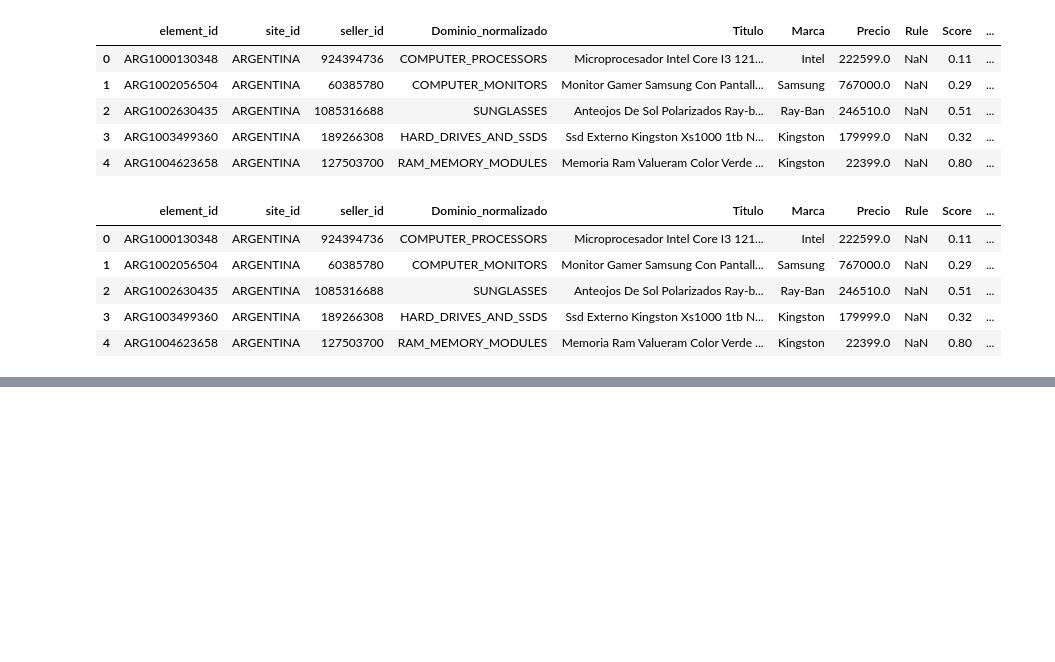
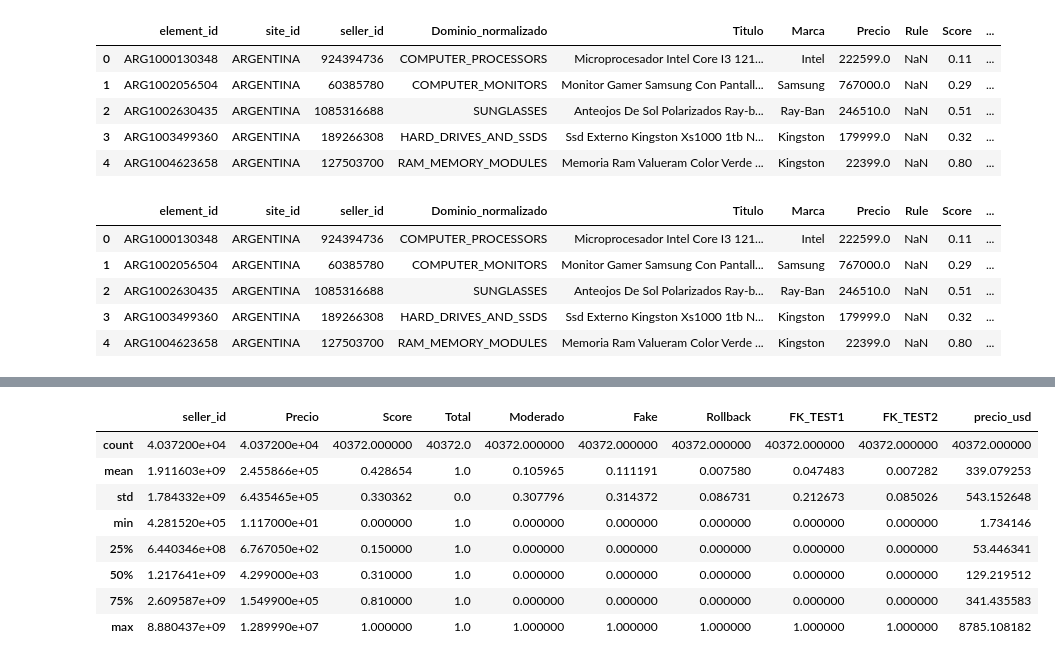
Before and after one commit to allanramirez111/prueba_meli, a Jupyter notebook: cuadernos/analisis.ipynb, the cells around one changed output, grey strips where cells are left out. Cells and saved outputs as stored; diff of their text form; code cells hidden in the pictures; blank space fills up the shorter version.

```diff
--- a/cuadernos/analisis.ipynb
+++ b/cuadernos/analisis.ipynb
@@ -39,0 +56,12 @@ df_w_usd.head()
+# %%
+df_w_usd.describe()
+# %% [output]
+|  | seller_id | Precio | Score | Total | Moderado | Fake | Rollback | FK_TEST1 | FK_TEST2 | precio_usd |
+| count | 4.037200e+04 | 4.037200e+04 | 40372.000000 | 40372.0 | 40372.000000 | 40372.000000 | 40372.000000 | 40372.000000 | 40372.000000 | 40372.000000 |
+| mean | 1.911603e+09 | 2.455866e+05 | 0.428654 | 1.0 | 0.105965 | 0.111191 | 0.007580 | 0.047483 | 0.007282 | 339.079253 |
+| std | 1.784332e+09 | 6.435465e+05 | 0.330362 | 0.0 | 0.307796 | 0.314372 | 0.086731 | 0.212673 | 0.085026 | 543.152648 |
+| min | 4.281520e+05 | 1.117000e+01 | 0.000000 | 1.0 | 0.000000 | 0.000000 | 0.000000 | 0.000000 | 0.000000 | 1.734146 |
+| 25% | 6.440346e+08 | 6.767050e+02 | 0.150000 | 1.0 | 0.000000 | 0.000000 | 0.000000 | 0.000000 | 0.000000 | 53.446341 |
+| 50% | 1.217641e+09 | 4.299000e+03 | 0.310000 | 1.0 | 0.000000 | 0.000000 | 0.000000 | 0.000000 | 0.000000 | 129.219512 |
+| 75% | 2.609587e+09 | 1.549900e+05 | 0.810000 | 1.0 | 0.000000 | 0.000000 | 0.000000 | 0.000000 | 0.000000 | 341.435583 |
+| max | 8.880437e+09 | 1.289990e+07 | 1.000000 | 1.0 | 1.000000 | 1.000000 | 1.000000 | 1.000000 | 1.000000 | 8785.108182 |
```
Also changed, not shown: parts of 1 cell of this notebook, 1 other file.
